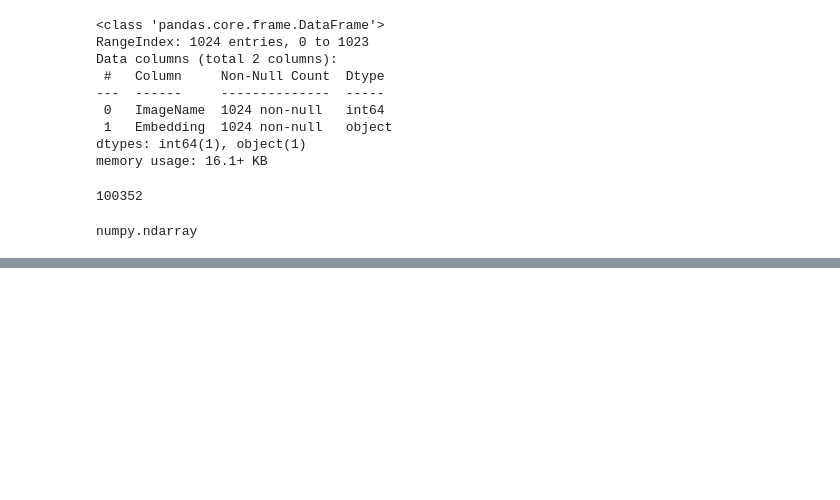
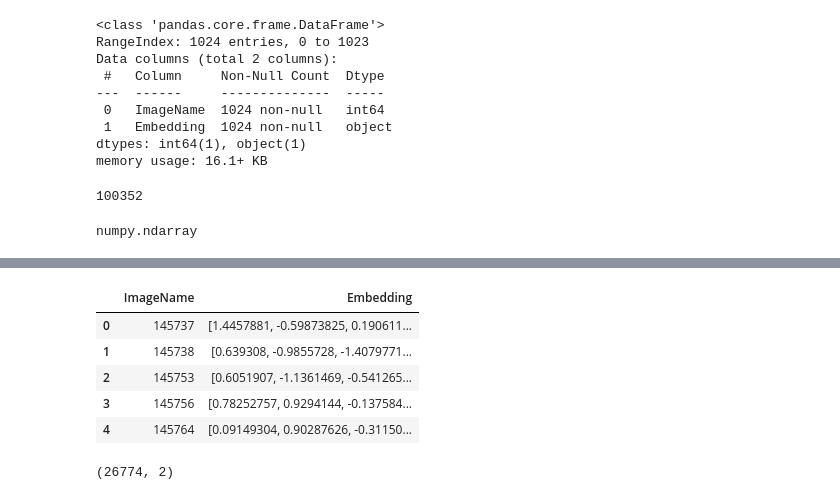
Before and after one commit to MargheSerena/Group-project, a Jupyter notebook: Leanne_ResNet50.ipynb, the cells around one changed output, grey strips where cells are left out. Saved outputs shown, nothing was run; the diff lists cells and outputs as text; code cells hidden in the pictures; blank space fills up the shorter version.

```diff
--- a/Leanne_ResNet50.ipynb
+++ b/Leanne_ResNet50.ipynb
@@ -290,0 +387,8 @@ numpy.ndarray
+# %%
+base_model = ResNet50(weights='imagenet', include_top=False)
+global_avg_pool = tf.keras.layers.GlobalAveragePooling2D()
+model = tf.keras.Sequential([
+    base_model,
+    global_avg_pool,
+    tf.keras.layers.Dense(256, activation='linear')
+])
@@ -290,0 +476,23 @@ numpy.ndarray
+# %%
+avg_pool_embeddings = []
+
+# read one pickle batch
+for result_file in results_files:
+    result_path = os.path.join(directory, result_file)
+    df = pd.read_pickle(result_path)
+    avg_pool_embeddings.append(df)
+# %%
+avg_pool_embeddings_df = pd.concat(avg_pool_embeddings, ignore_index=True)
+# %%
+avg_pool_embeddings_df.head()
+# %% [output]
+|  | ImageName | Embedding |
+| 0 | 145737 | [1.4457881, -0.59873825, 0.190611... |
+| 1 | 145738 | [0.639308, -0.9855728, -1.4079771... |
+| 2 | 145753 | [0.6051907, -1.1361469, -0.541265... |
+| 3 | 145756 | [0.78252757, 0.9294144, -0.137584... |
+| 4 | 145764 | [0.09149304, 0.90287626, -0.31150... |
+# %%
+avg_pool_embeddings_df.shape
+# %% [output]
+(26774, 2)
```
Also changed, not shown: parts of 34 cells of this notebook.
